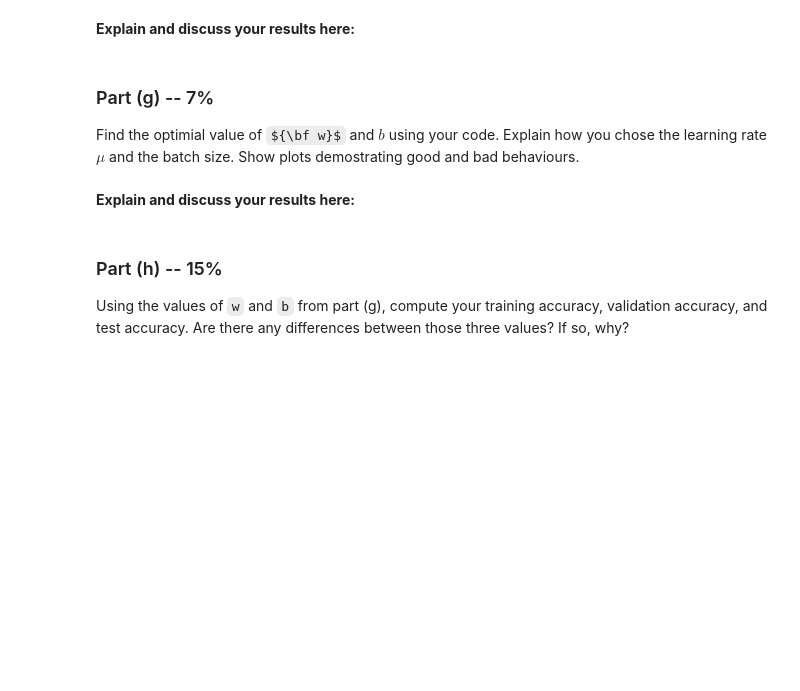
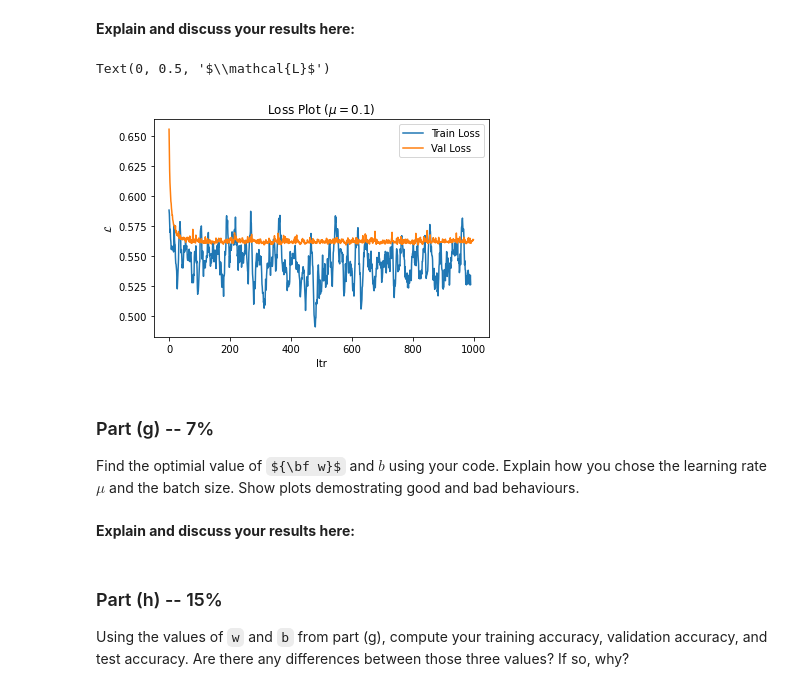
Before and after one commit to efraimam/introToDLAss1, a Jupyter notebook: Assignment1.ipynb, the cells around one changed output. Saved outputs shown, nothing was run; the diff lists cells and outputs as text; code cells hidden in the pictures; some formulas as TeX source; blank space fills up the shorter version.

```diff
--- a/Assignment1.ipynb
+++ b/Assignment1.ipynb
@@ -391,6 +391,11 @@ def run_gradient_descent(train_norm_xs, train_ts, val_norm_xs, val_ts, w0, b0, m
   w = w0
   b = b0
   iter = 0
+  train_loss_arr = []
+  val_loss_arr = []
+  val_acc_arr = []
+  trian_acc_arr = []
+
 
   while iter < max_iters:
     # shuffle the training set (there is code above for how to do this)
@@ -422,18 +427,33 @@ def run_gradient_descent(train_norm_xs, train_ts, val_norm_xs, val_ts, w0, b0, m
       # compute and print the *validation* loss and accuracy
       if (iter % 10 == 0):
         pred_val = pred(w, b, val_norm_xs)
+        pred_train = pred(w, b, X)
         val_cost = cost(pred_val, val_ts)
         val_acc = get_accuracy(pred_val, val_ts)
+        train_acc = get_accuracy(pred_train, t)
+        train_loss = cost(pred_train, t)
 
-        print("Iter %d. [Val Acc %.0f%%, Loss %f]" % (
-                iter, val_acc * 100, val_cost))
+        train_loss_arr.append(train_loss)
+        trian_acc_arr.append(train_acc)
+        val_loss_arr.append(val_cost)
+        val_acc_arr.append(val_acc)
+
+
+        print("Iter %4d. [Train Loss %f, Val Loss %f, Train Acc %.0f%%, Val Acc %.0f%%]" % (
+                iter, train_loss, val_cost, train_acc*100, val_acc * 100))
+
 
       if iter >= max_iters:
         break
 
-      # Think what parameters you should return for further use
 
-  return w, b
+  analysis_dict = {'Train_Loss': np.array(train_loss_arr),
+                  'Val_Loss':np.array(val_loss_arr),
+                  'Train_acc':np.array(trian_acc_arr),
+                  'Val_acc':np.array(val_acc_arr)}
+
+
+  return w, b, analysis_dict
 # %% [markdown]
 ### Part (f) -- 7%
 
@@ -441,8 +461,10 @@ Call `run_gradient_descent` with the weights and biases all initialized to zero.
 Show that if the learning rate $\mu$ is too small, then convergence is slow.
 Also, show that if $\mu$ is too large, then the optimization algorirthm does not converge. The demonstration should be made using plots showing these effects.
 # %%
-w0 = np.random.randn(90)
-b0 = np.random.randn(1)[0]
+# w0 = np.random.randn(90)
+# b0 = np.random.randn(1)[0]
+w0 = np.zeros(90)
+b0 = 0
 
-# Write your code here
-w, b = run_gradient_descent(train_norm_xs, train_ts, val_norm_xs, val_ts, w0, b0)
+
+w, b, analysis_dict = run_gradient_descent(train_norm_xs, train_ts, val_norm_xs, val_ts.flatten(), w0, b0, max_iters=1e4,mu=0.1)
@@ -449,5 +489,15 @@ w, b = run_gradient_descent(train_norm_xs, train_ts, val_norm_xs, val_ts, w0, b0
 # %% [markdown]
 **Explain and discuss your results here:**
+# %%
+plt.plot(range(991), np.convolve(analysis_dict['Train_Loss'], np.ones(10)/10,mode='valid'))
+plt.plot(range(1000),analysis_dict['Val_Loss'])
+plt.legend(['Train Loss','Val Loss'])
+plt.title('Loss Plot ($\mu=0.1$)')
+plt.xlabel('Itr')
+plt.ylabel('$\mathcal{L}$')
+# %% [output]
+Text(0, 0.5, '$\\mathcal{L}$')
+[figure, added]
 # %% [markdown]
 ### Part (g) -- 7%
 
```
Also changed, not shown: parts of 4 cells of this notebook.
